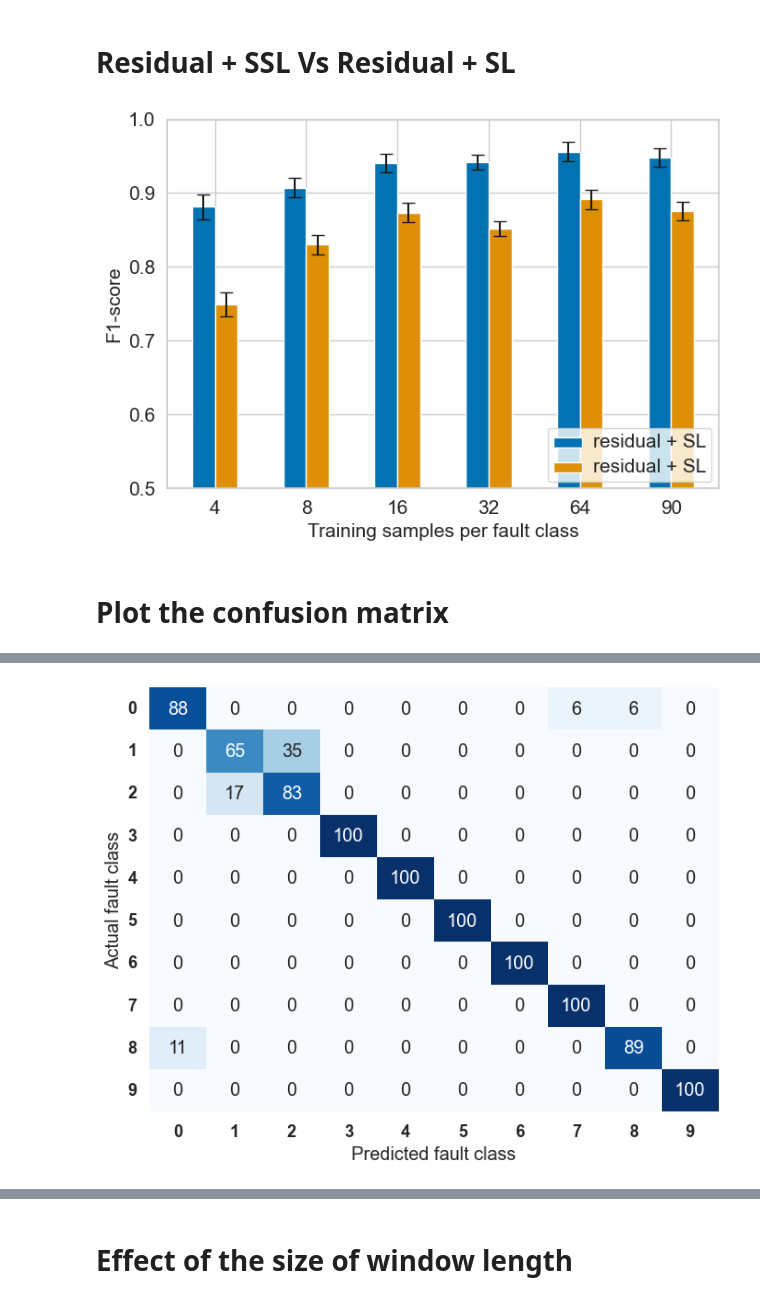
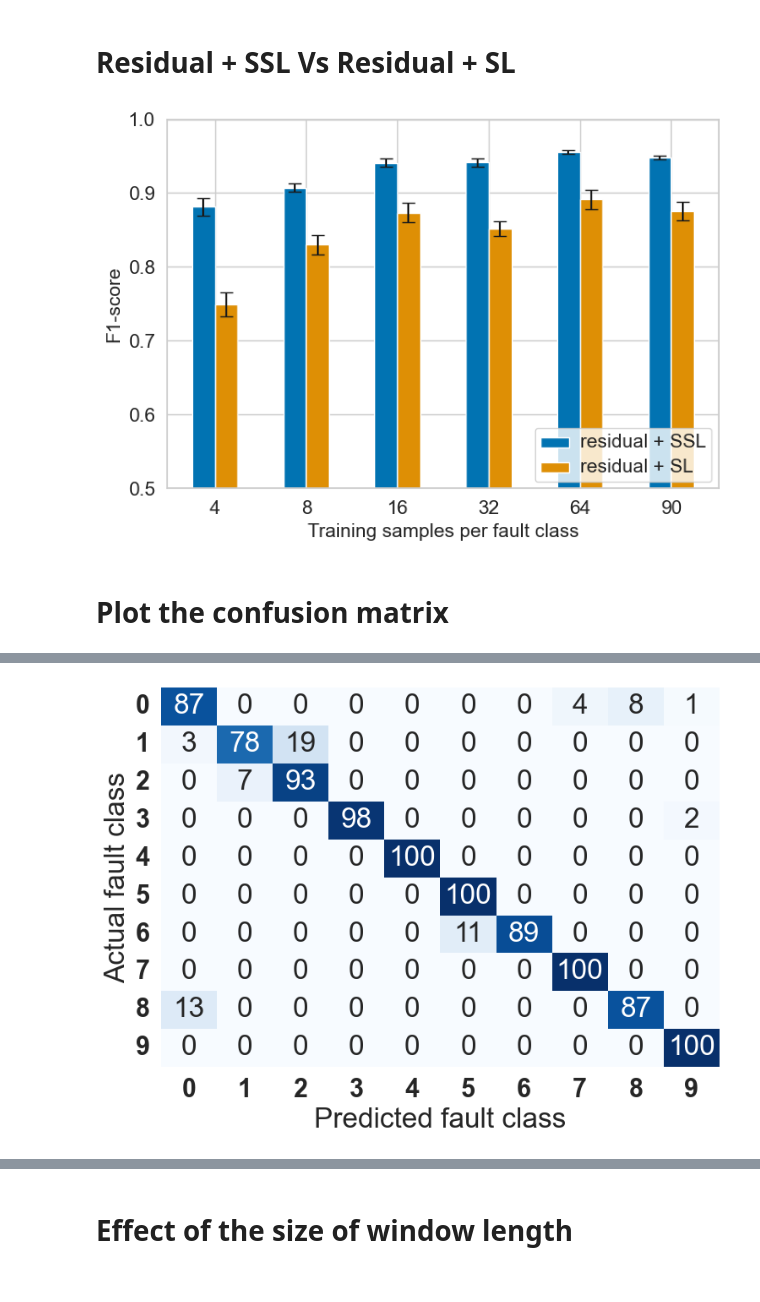
Before and after one commit to mohan696matlab/SSL_based_Hybrid_FDI, a Jupyter notebook: Plots_paper.ipynb, the cells around one changed output, grey strips where cells are left out. Drawn from its saved outputs; the diff is of its cells as text; code cells hidden in the pictures.

```diff
--- a/Plots_paper.ipynb
+++ b/Plots_paper.ipynb
@@ -19,0 +23,36 @@ from helper_function import *
+# %%
+df = pd.read_csv('LFT_FSM_Result.csv')
+
+Y_true = df['Fault_class'].values
+Y_pred = df['fault_pred'].values
+
+num_samples=100
+y_sample = np.zeros(num_samples * np.unique(Y_true).size)
+y_pred_sample = np.zeros(num_samples * np.unique(Y_true).size)
+
+for i, label in enumerate(np.unique(Y_true)):
+        class_indices = np.where(Y_true == label)[0][100:]
+        sampled_indices = resample(class_indices, n_samples=num_samples, replace=False, random_state=0)
+
+        y_sample[i*num_samples:(i+1)*num_samples] = Y_true[sampled_indices]
+        y_pred_sample[i*num_samples:(i+1)*num_samples] = Y_pred [sampled_indices]
+
+conf_matrix = confusion_matrix(y_sample, y_pred_sample, labels=np.unique(Y_true))
+
+# Create a heatmap for the confusion matrix
+plt.figure(figsize=(8, 6))
+sns.set(font_scale=2)  # Adjust the font size as needed
+
+fault_labels = [str(int(x)) for x in np.unique(Y_true)]
+ax = sns.heatmap(conf_matrix, annot=True, fmt='d', cmap='Blues', cbar=False, xticklabels=fault_labels, yticklabels=fault_labels)
+ax.set_yticklabels(ax.get_yticklabels(), rotation=0, weight='bold')
+ax.set_xticklabels(ax.get_xticklabels(), rotation=0, weight='bold')
+plt.xlabel("Predicted fault class")
+plt.ylabel("Actual fault class")
+plt.tight_layout()
+
+plt.savefig('Plots/lft_bg_confusion_matrix_100_samples.pdf', dpi=300)
+plt.show()
+
+f1 = f1_score(y_sample, y_pred_sample, average='macro')
+print(f'supervised f1 score is: {f1}')
@@ -473,7 +511,7 @@ bar_width = 0.25
 index = np.arange(len(set_of_samples))
 
 
-plt.bar(index - 0.5 * bar_width, df[df['Model']=='residual + SSL']['Mean F1 score'], bar_width, yerr=df[df['Model']=='residual + SL']['Error'], capsize=5, label='residual + SL')
+plt.bar(index - 0.5 * bar_width, df[df['Model']=='residual + SSL']['Mean F1 score'], bar_width, yerr=df[df['Model']=='residual + SSL']['Error'], capsize=5, label='residual + SSL')
 plt.bar(index + 0.5 * bar_width, df[df['Model']=='residual + SL']['Mean F1 score'], bar_width, yerr=df[df['Model']=='residual + SL']['Error'], capsize=5, label='residual + SL')
 
 
@@ -499,7 +537,7 @@ fig.savefig('Plots/effect_of_SSL_Vs_SL.pdf', dpi=300)
 # Display the plot
 plt.show()
 # %% [output]
-[figure, old version]
+[figure, new version]
 # %% [markdown]
 # Plot the confusion matrix
 # %%
@@ -522,10 +560,13 @@ y_pred_fn = Cascade_Hybrid_FDI(z_resampled,y_pred_fn)
 
 # Calculate the confusion matrix
 conf_matrix = confusion_matrix(y_fine_tuning, y_pred_fn, labels=ohe.categories_[0])
+f1 = f1_score(y_fine_tuning, y_pred_fn, average='macro')
+print(f'supervised f1 score is: {f1}')
+
 
 # Create a heatmap for the confusion matrix
 plt.figure(figsize=(8, 6))
-sns.set(font_scale=1.2)  # Adjust the font size as needed
+sns.set(font_scale=2)  # Adjust the font size as needed
 
 fault_labels = [str(int(x)) for x in ohe.categories_[0]]
 ax = sns.heatmap(conf_matrix, annot=True, fmt='d', cmap='Blues', cbar=False, xticklabels=fault_labels, yticklabels=fault_labels)
@@ -533,8 +574,9 @@ ax.set_yticklabels(ax.get_yticklabels(), rotation=0, weight='bold')
 ax.set_xticklabels(ax.get_xticklabels(), rotation=0, weight='bold')
 plt.xlabel("Predicted fault class")
 plt.ylabel("Actual fault class")
+plt.tight_layout()
 # plt.title("Confusion Matrix")
-plt.savefig('Plots/confusion_matrix_50_samples.pdf', dpi=300)
+plt.savefig('Plots/confusion_matrix_100_samples.pdf', dpi=300)
 # Show the plot
 plt.show()
 # %% [output]
@@ -542 +584 @@ plt.show()
-[figure, old version]
+[figure, new version]
```
Also changed, not shown: parts of 10 cells of this notebook, 9 other files.
